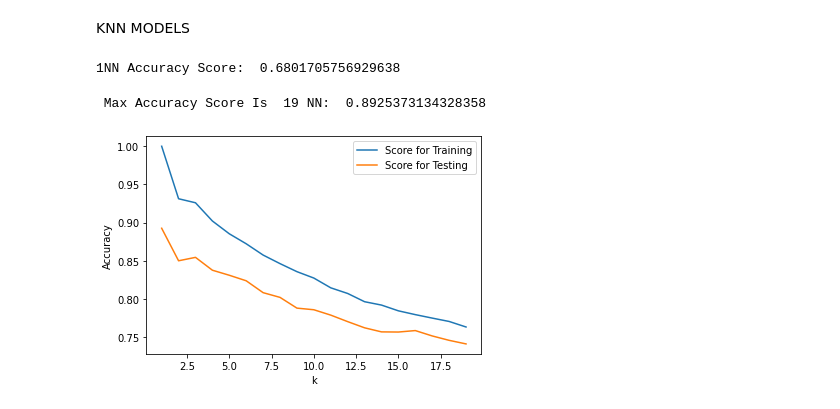
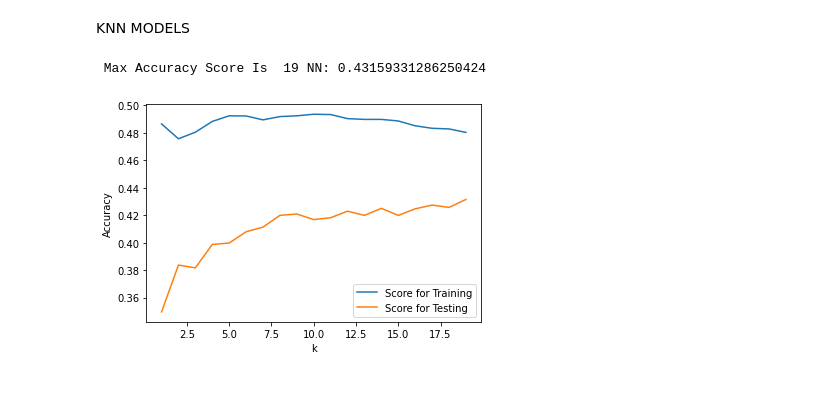
Before and after one commit to saiT1108/DS_project, a Jupyter notebook: main.ipynb, the cells around one changed output. Cells and saved outputs as stored; diff of their text form; code cells hidden in the pictures.

Commit message:
Dropped the target feature from the testing dataset

```diff
--- a/main.ipynb
+++ b/main.ipynb
@@ -243,20 +243,3 @@ sampled_df
 1172 rows × 12 columns
 # %% [markdown]
 KNN MODELS
-# %%
-#KNN MODELING USING THE SAMPLED_DF DATASET
-from sklearn.model_selection import train_test_split
-from sklearn.neighbors import KNeighborsClassifier
-from sklearn.metrics import accuracy_score
-
-cont_cols = ['DAMAGE_PROPERTY', 'HARM_TOTAL', 'TOR_AREA', 'CZ_FIPS']
-cont_df = sampled_df[cont_cols]
-
-X_train, X_test, Y_train, Y_test = train_test_split(cont_df, cont_df['DAMAGE_PROPERTY'], test_size=0.40, random_state=64)
-nn_clf = KNeighborsClassifier(n_neighbors=1)
-nn_clf.fit(X_train, Y_train)
-
-y_pred = nn_clf.predict(X_test)
-print("1NN Accuracy Score: ", accuracy_score(y_pred, Y_test))
-# %% [output]
-1NN Accuracy Score:  0.6801705756929638
@@ -263,29 +251,29 @@ print("1NN Accuracy Score: ", accuracy_score(y_pred, Y_test))
 # %%
-cont_df = df_hur[['DAMAGE_PROPERTY', 'HARM_TOTAL', 'TOR_AREA', 'CZ_FIPS']]
-X_train, X_test, Y_train, Y_test = train_test_split(cont_df, cont_df['DAMAGE_PROPERTY'], test_size=0.40, random_state=64)
+cont_df = df_hur[['HARM_TOTAL', 'TOR_AREA', 'CZ_FIPS']]
+X_train, X_test, Y_train, Y_test = train_test_split(cont_df, df_hur['DAMAGE_PROPERTY'], test_size=0.25, random_state=64)
 resultsKNN = pd.DataFrame(columns=['KNN', 'Score for Training', 'Score for Testing'])
 max_accuracy = 0
 k_val = 1
 
 for knnCount in range (1,20):
     nn_clf = KNeighborsClassifier(n_neighbors=knnCount)
     nn_clf.fit(X_train, Y_train)
     y_train_pred = nn_clf.predict(X_train)
     y_pred = nn_clf.predict(X_test)
 
     scoreTrain = accuracy_score(Y_train, y_train_pred)
     scoreTest = accuracy_score(Y_test, y_pred)
 
     if(scoreTest > max_accuracy):
         max_accuracy = scoreTest
         k_val = knnCount
 
     resultsKNN.loc[knnCount] = [knnCount, scoreTrain, scoreTest]
 
 resultsKNN.pop('KNN')
 ax = resultsKNN.plot()
 ax.set(xlabel='k', ylabel='Accuracy')
-print(" Max Accuracy Score Is ", knnCount, "NN: ", max_accuracy)
+print(" Max Accuracy Score Is ", k_val, "NN:", max_accuracy)
 # %% [output]
- Max Accuracy Score Is  19 NN:  0.8925373134328358
+ Max Accuracy Score Is  19 NN: 0.43159331286250424
-[figure, old version]
+[figure, new version]
```
Also changed, not shown: parts of 1 cell of this notebook.
